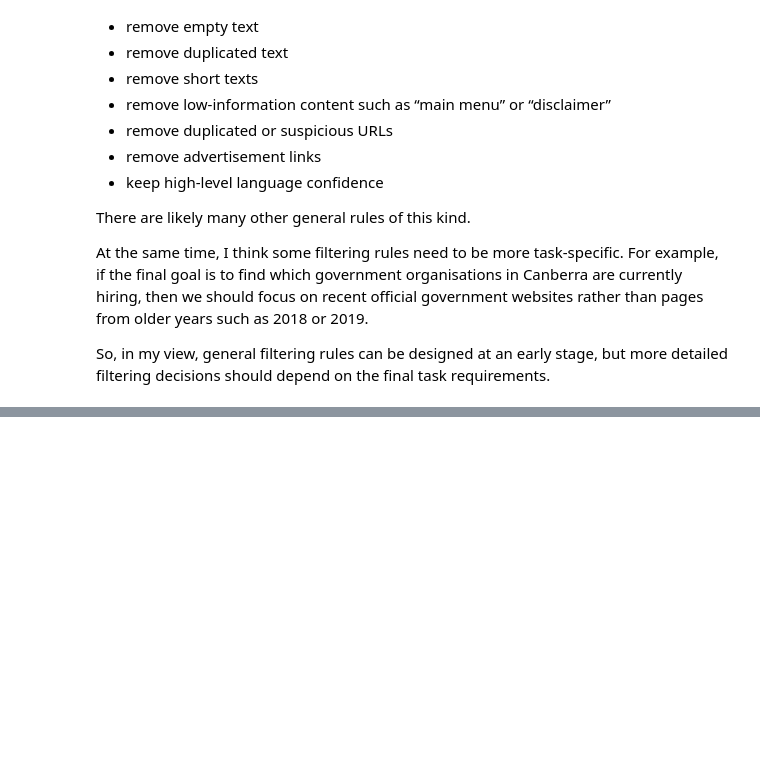
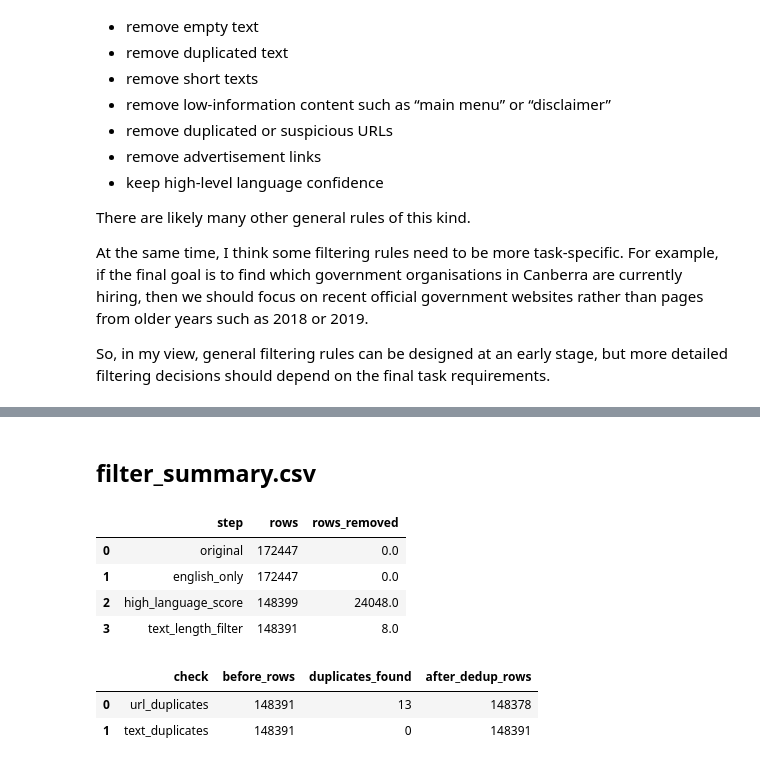
Before and after one commit to joeyllm/JoeyLLM-Team, a Jupyter notebook: team-members/xiang-chang/notebooks/Sean-notebook.ipynb, the cells around one changed output, grey strips where cells are left out. Drawn from its saved outputs; the diff is of its cells as text; code cells hidden in the pictures; blank space fills up the shorter version.

```diff
--- a/team-members/xiang-chang/notebooks/Sean-notebook.ipynb
+++ b/team-members/xiang-chang/notebooks/Sean-notebook.ipynb
@@ -358,0 +406,45 @@ So, in my view, general filtering rules can be designed at an early stage, but m
+# %% [markdown]
+## filter_summary.csv
+# %%
+filter_pipeline_summary = pd.DataFrame([
+    {"step": "original", "rows": len(df)},
+    {"step": "english_only", "rows": len(english_df)},
+    {"step": "high_language_score", "rows": len(high_conf_df)},
+    {"step": "text_length_filter", "rows": len(length_filtered_df)},
+])
+
+filter_pipeline_summary["rows_removed"] = (
+    filter_pipeline_summary["rows"].shift(1) - filter_pipeline_summary["rows"]
+)
+filter_pipeline_summary.loc[0, "rows_removed"] = 0
+
+filter_pipeline_summary.to_csv("004_00018.filter_pipeline_summary.csv", index=False)
+filter_pipeline_summary
+# %% [output]
+|  | step | rows | rows_removed |
+| 0 | original | 172447 | 0.0 |
+| 1 | english_only | 172447 | 0.0 |
+| 2 | high_language_score | 148399 | 24048.0 |
+| 3 | text_length_filter | 148391 | 8.0 |
+# %%
+duplicate_summary = pd.DataFrame([
+    {
+        "check": "url_duplicates",
+        "before_rows": len(length_filtered_df),
+        "duplicates_found": duplicate_url_count,
+        "after_dedup_rows": len(dedup_url_df)
+    },
+    {
+        "check": "text_duplicates",
+        "before_rows": len(length_filtered_df),
+        "duplicates_found": duplicate_text_count,
+        "after_dedup_rows": len(dedup_text_df)
+    },
+])
+
+duplicate_summary.to_csv("004_00018.duplicate_summary.csv", index=False)
+duplicate_summary
+# %% [output]
+|  | check | before_rows | duplicates_found | after_dedup_rows |
+| 0 | url_duplicates | 148391 | 13 | 148378 |
+| 1 | text_duplicates | 148391 | 0 | 148391 |
```
Also changed, not shown: parts of 4 cells of this notebook.
